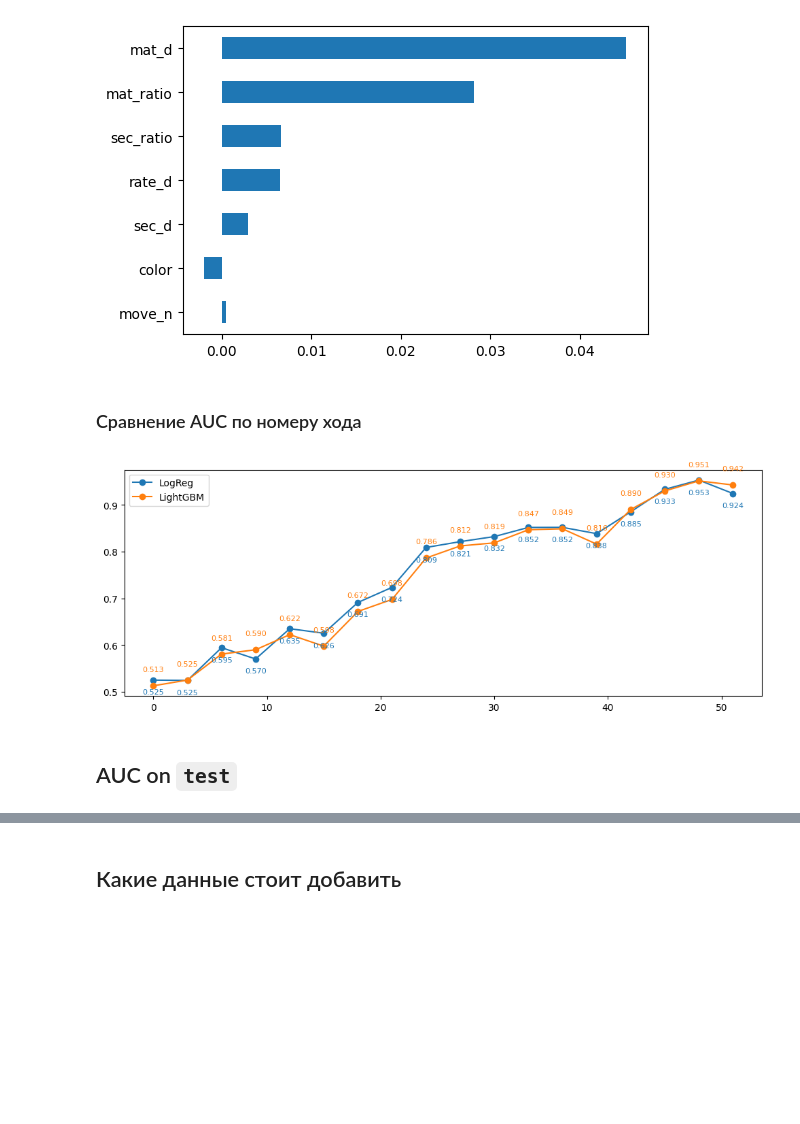
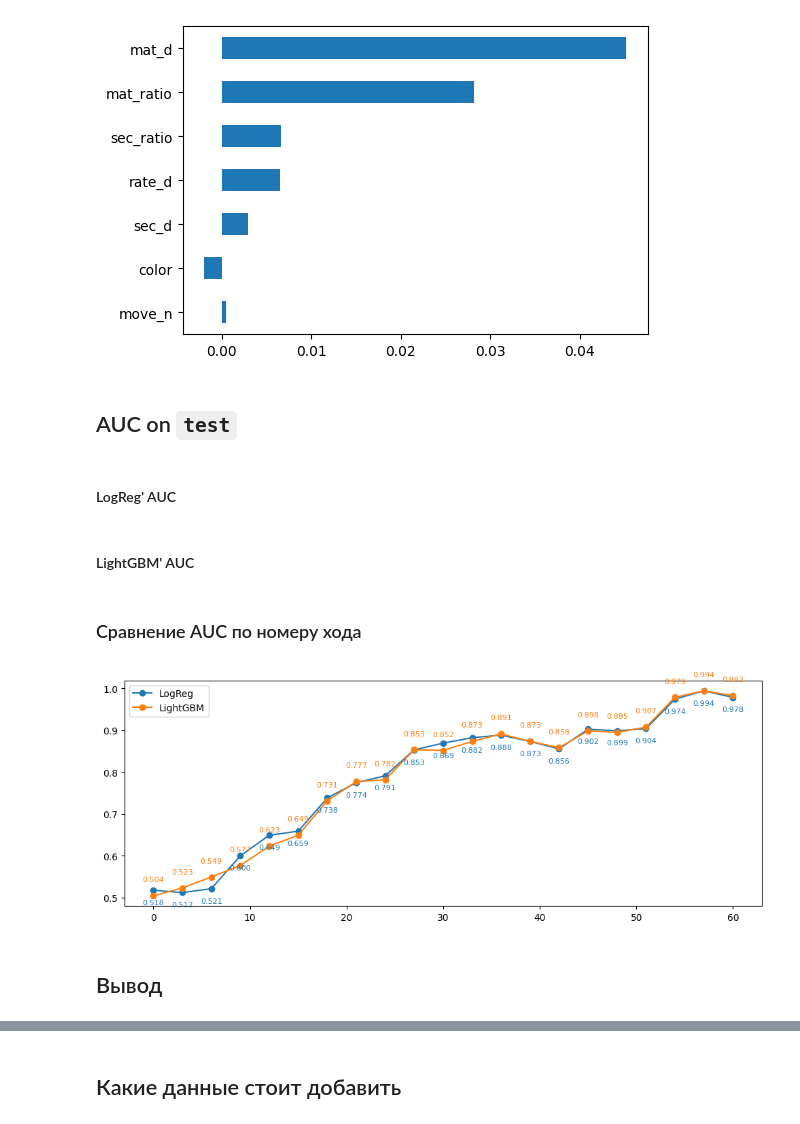
Before and after one commit to gpu-enjoyer/lichess, a Jupyter notebook: lichess.ipynb, the cells around one changed output, grey strips where cells are left out. Cells and saved outputs as stored; diff of their text form; code cells hidden in the pictures; blank space fills up the shorter version.

```diff
--- a/lichess.ipynb
+++ b/lichess.ipynb
@@ -613,45 +680,51 @@ importance = importance.reindex(importance.abs().sort_values(ascending=True).ind
 _ = importance.plot(kind="barh", figsize=(6, 4))
 # %% [output]
 [figure]
-# %% [markdown]
-### Сравнение AUC по номеру хода
-# %%
-ns, aucs_lr, aucs_lgb = [], [], []
-
-for n in range(0, 100, 3):
-
-    mask = (df_val["move_n"] == n)
-    # Если меньше 10 партий с таким количеством ходов
-    if mask.sum() < 30:
-        continue
-
-    # .loc[строки, столбцы]
-    X_n = df_val.loc[mask, FEATURES]
-    y_n = df_val.loc[mask, "win"]
-
-    ns.append(n)
-    aucs_lr.append(roc_auc_score(y_n, model_lr.predict_proba(scaler.transform(X_n))[:, 1]))
-    aucs_lgb.append(roc_auc_score(y_n, model_lgb.predict_proba(X_n)[:, 1]))
-
-fig, ax = plt.subplots(figsize=(10, 4))
-
-ax.plot(ns, aucs_lr,  marker="o", label="LogReg")
-ax.plot(ns, aucs_lgb, marker="o", label="LightGBM")
-
-ax.legend()
-
-for x, y_lr, y_lgb in zip(ns, aucs_lr, aucs_lgb):
-    ax.annotate(f"{y_lr:.3f}",  (x, y_lr),  textcoords="offset points", xytext=(0, -15), ha="center", color="C0", fontsize=8)
-    ax.annotate(f"{y_lgb:.3f}", (x, y_lgb), textcoords="offset points", xytext=(0, +15), ha="center", color="C1", fontsize=8)
-
-plt.tight_layout()
-# %% [output]
-[figure, old version]
 # %% [markdown]
 ## AUC on `test`
+# %% [markdown]
+#### LogReg' AUC
 # %%
 # auc_lr_test = roc_auc_score(y_test, model_lr.predict_proba(X_test_sc)[:, 1])
 # fit_status(auc_lr_train, auc_lr_test)
+# %% [markdown]
+#### LightGBM' AUC
 # %%
 # auc_lgb_test = roc_auc_score(y_test, model_lgb.predict_proba(X_test)[:, 1])
 # fit_status(auc_lgb_train, auc_lgb_test)
+# %% [markdown]
+### Сравнение AUC по номеру хода
+# %%
+ns, aucs_lr, aucs_lgb = [], [], []
+
+for n in range(0, 100, 3):
+
+    mask = (df_test["move_n"] == n)
+    # Если меньше 10 партий с таким количеством ходов
+    if mask.sum() < 30:
+        continue
+
+    # .loc[строки, столбцы]
+    X_n = df_test.loc[mask, FEATURES]
+    y_n = df_test.loc[mask, "win"]
+
+    ns.append(n)
+    aucs_lr.append(roc_auc_score(y_n, model_lr.predict_proba(scaler.transform(X_n))[:, 1]))
+    aucs_lgb.append(roc_auc_score(y_n, model_lgb.predict_proba(X_n)[:, 1]))
+
+fig, ax = plt.subplots(figsize=(10, 4))
+
+ax.plot(ns, aucs_lr,  marker="o", label="LogReg")
+ax.plot(ns, aucs_lgb, marker="o", label="LightGBM")
+
+ax.legend()
+
+for x, y_lr, y_lgb in zip(ns, aucs_lr, aucs_lgb):
+    ax.annotate(f"{y_lr:.3f}",  (x, y_lr),  textcoords="offset points", xytext=(0, -15), ha="center", color="C0", fontsize=8)
+    ax.annotate(f"{y_lgb:.3f}", (x, y_lgb), textcoords="offset points", xytext=(0, +15), ha="center", color="C1", fontsize=8)
+
+plt.tight_layout()
+# %% [output]
+[figure, new version]
+# %% [markdown]
+## Вывод
```
Also changed, not shown: parts of 13 cells of this notebook.
